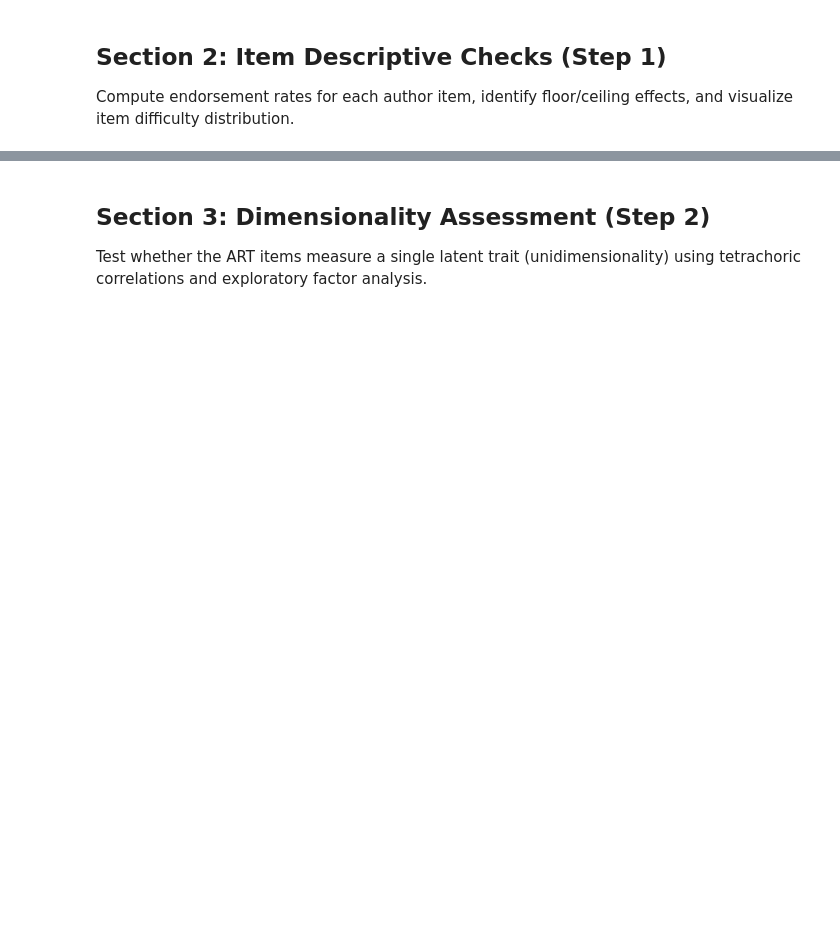
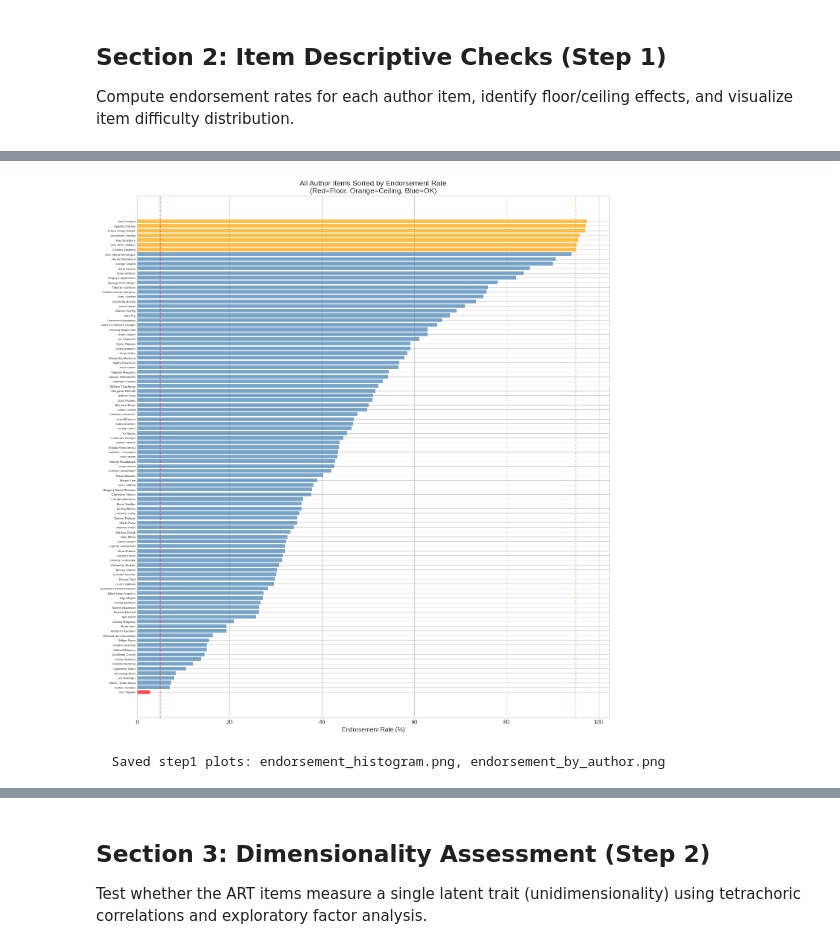
Before and after one commit to BakhturinaPolina/russian-author-recognition-test, a Jupyter notebook: scripts/analysis/irt_art_analysis.ipynb, the cells around one changed output, grey strips where cells are left out. Drawn from its saved outputs; the diff is of its cells as text; code cells hidden in the pictures; blank space fills up the shorter version.

```diff
--- a/scripts/analysis/irt_art_analysis.ipynb
+++ b/scripts/analysis/irt_art_analysis.ipynb
@@ -680,26 +1017,31 @@ save_plot(fig, 'step1', 'endorsement_histogram.png')
 # %%
 # ============================================================
 # ADDITIONAL VISUALIZATION: All items sorted by endorsement
 # ============================================================
 
 # Create comprehensive bar plot of all items
 fig, ax = plt.subplots(figsize=(14, max(10, len(item_stats) * 0.15)))
 
 # Sort and plot
 sorted_stats = item_stats.sort_values('endorsement_rate')
 colors = ['red' if row['floor_effect'] else 'orange' if row['ceiling_effect'] else 'steelblue'
           for _, row in sorted_stats.iterrows()]
 
 ax.barh(range(len(sorted_stats)), sorted_stats['endorsement_pct'], color=colors, alpha=0.7)
 ax.set_yticks(range(len(sorted_stats)))
 ax.set_yticklabels(sorted_stats['author'].str[:25], fontsize=6)
 ax.set_xlabel('Endorsement Rate (%)')
 ax.set_title('All Author Items Sorted by Endorsement Rate\n(Red=Floor, Orange=Ceiling, Blue=OK)')
 ax.axvline(ENDORSEMENT_LOW_THRESHOLD * 100, color='red', linestyle='--', alpha=0.5)
 ax.axvline(ENDORSEMENT_HIGH_THRESHOLD * 100, color='orange', linestyle='--', alpha=0.5)
 
 plt.tight_layout()
-save_plot(fig, 'step1', 'endorsement_by_author.png')
+plt.show()  # Display in notebook before saving (save_plot closes the figure)
+save_plot(fig, 'step1', 'endorsement_by_author.png', silent=True)
+print("  Saved step1 plots: endorsement_histogram.png, endorsement_by_author.png")
+# %% [output]
+[figure, added]
+  Saved step1 plots: endorsement_histogram.png, endorsement_by_author.png
 # %%
 # ============================================================
 # SAVE STEP 1 OUTPUTS
```
Also changed, not shown: parts of 25 cells of this notebook.
